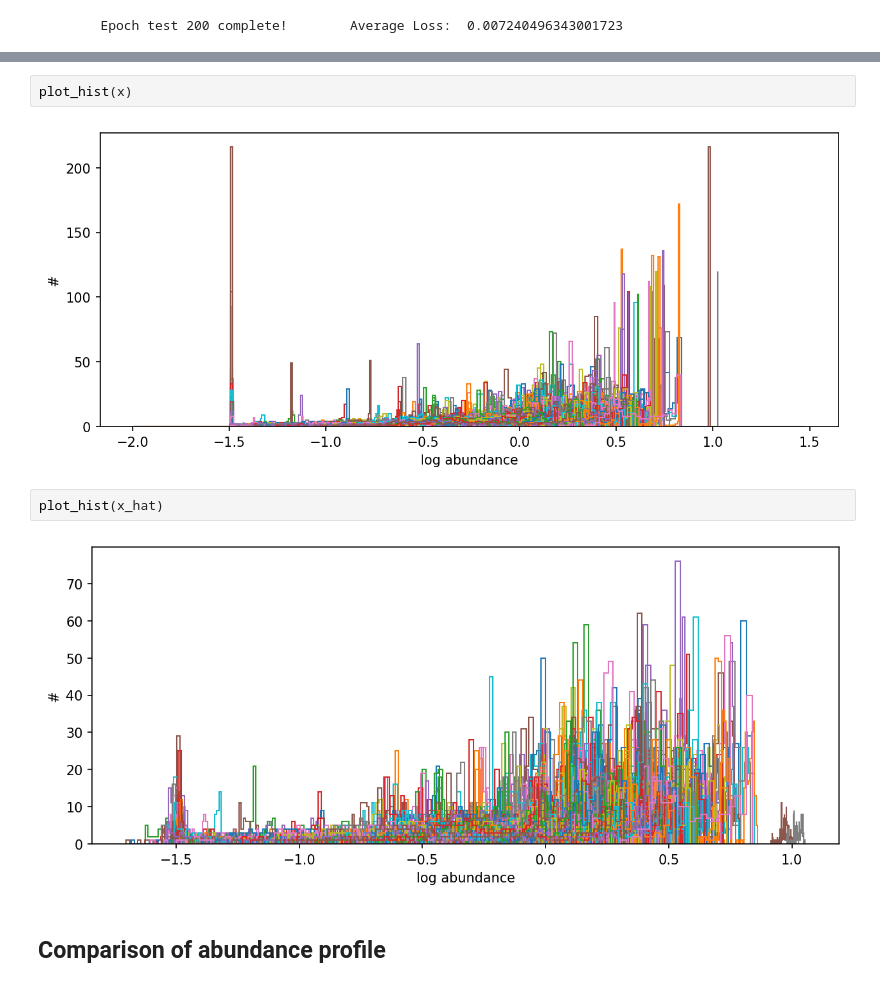
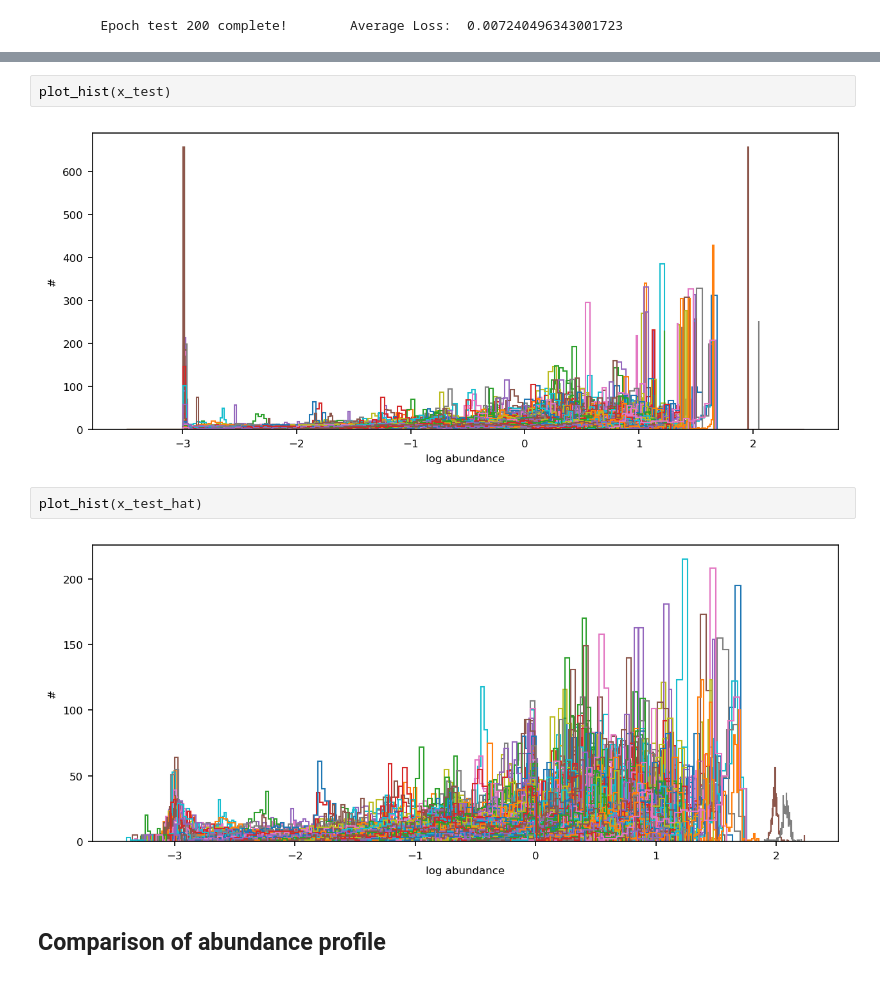
Before and after one commit to silkemaes/MACE, a Jupyter notebook: autoencoder.ipynb, the cells around one changed output, grey strips where cells are left out. Cells and saved outputs as stored; diff of their text form.

```diff
--- a/autoencoder.ipynb
+++ b/autoencoder.ipynb
@@ -483,11 +487,11 @@ RuntimeError: Can't call numpy() on Tensor that requires grad. Use tensor.detach
 # %%
-plot_hist(x)
+plot_hist(x_test)
 # %% [output]
-[figure, old version]
+[figure, new version]
 # %%
-plot_hist(x_hat)
+plot_hist(x_test_hat)
 # %% [output]
-[figure, old version]
+[figure, new version]
 # %% [markdown]
 ## Comparison of abundance profile
 # %%
```
Also changed, not shown: parts of 15 cells of this notebook.
